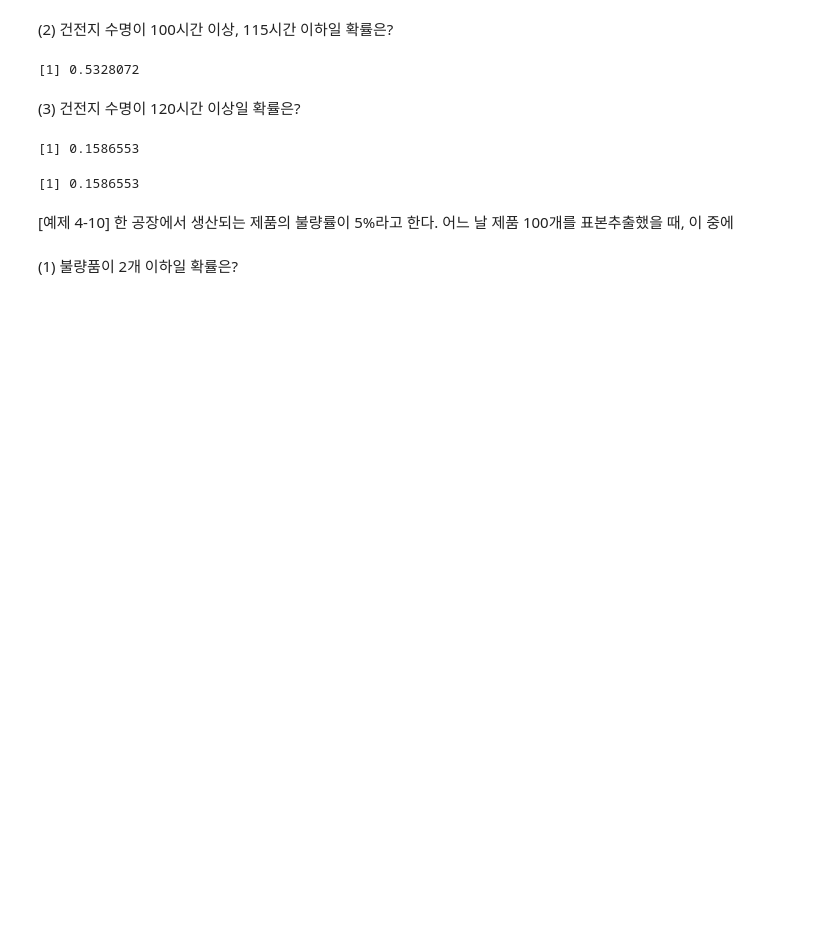
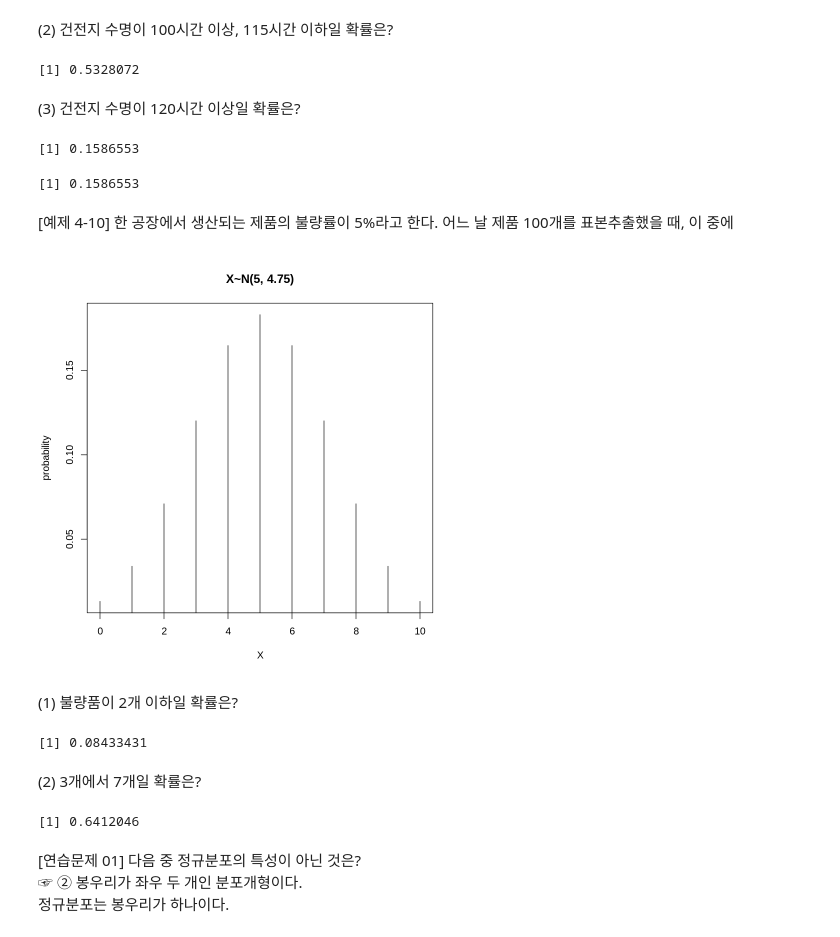
Before and after one commit to barkle2/KNOU, a Jupyter notebook: [3-1]통계학개론/제4장_확률분포와_표본분포.ipynb, the cells around one changed output. Drawn from its saved outputs; the diff is of its cells as text; code cells hidden in the pictures; blank space fills up the shorter version.

```diff
--- a/[3-1]통계학개론/제4장_확률분포와_표본분포.ipynb
+++ b/[3-1]통계학개론/제4장_확률분포와_표본분포.ipynb
@@ -198,5 +198,28 @@ pnorm(120, mean=110, sd=10, lower.tail=FALSE)
 [1] 0.1586553
 # %% [markdown]
 [예제 4-10] 한 공장에서 생산되는 제품의 불량률이 5%라고 한다. 어느 날 제품 100개를 표본추출했을 때, 이 중에
+# %%
+n=100
+p=0.05
+x <- seq(0, 10, length=11)
+plot(x, dnorm(x, mean=n*p, sd=sqrt(n*p*(1-p))), xlab='X', ylab='probability', type='h', main="X~N(5, 4.75)")
+# %% [output]
+[figure, added]
 # %% [markdown]
 (1) 불량품이 2개 이하일 확률은?
+# %%
+# pnorm: 정규분포의 누적확률값
+pnorm(2, n*p, sqrt(n*p*(1-p)))
+# %% [output]
+[1] 0.08433431
+# %% [markdown]
+(2) 3개에서 7개일 확률은?
+# %%
+# pnorm: 정규분포의 누적확률값
+pnorm(7, n*p, sqrt(n*p*(1-p))) - pnorm(3, n*p, sqrt(n*p*(1-p)))
+# %% [output]
+[1] 0.6412046
+# %% [markdown]
+[연습문제 01] 다음 중 정규분포의 특성이 아닌 것은?
+☞ ② 봉우리가 좌우 두 개인 분포개형이다.
+정규분포는 봉우리가 하나이다.
```
Also changed, not shown: parts of 26 cells of this notebook.
